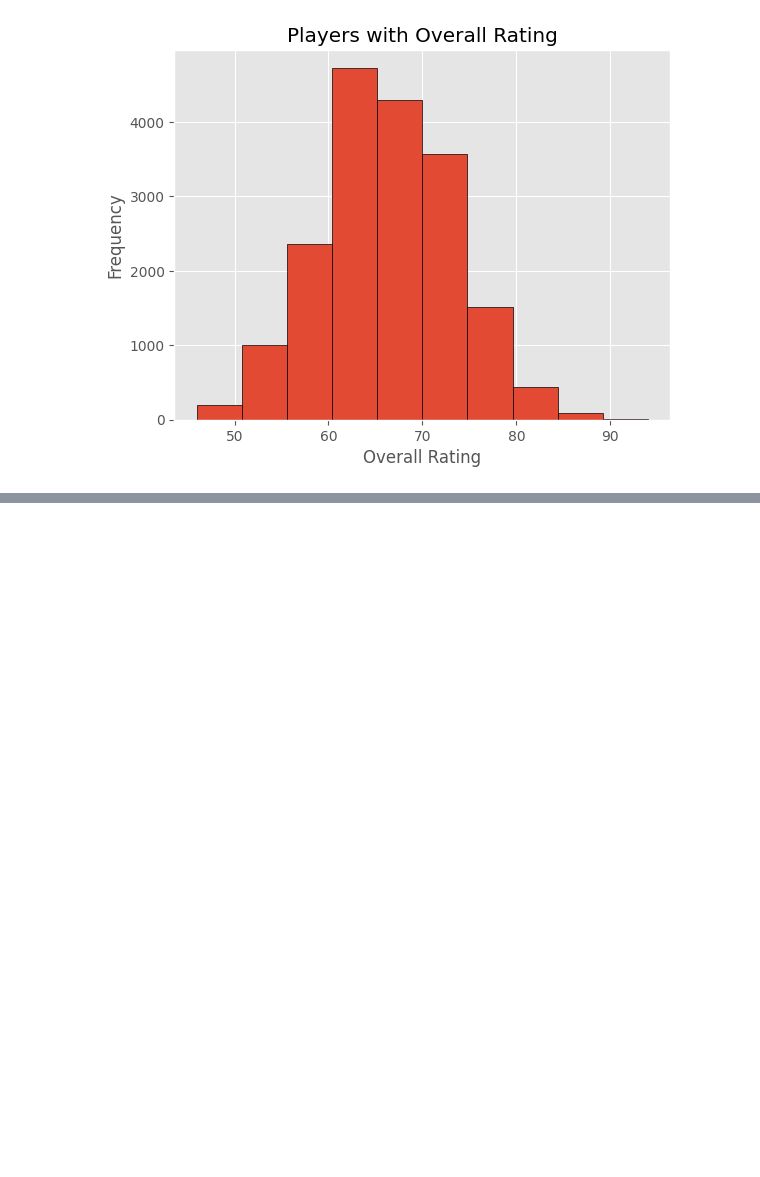
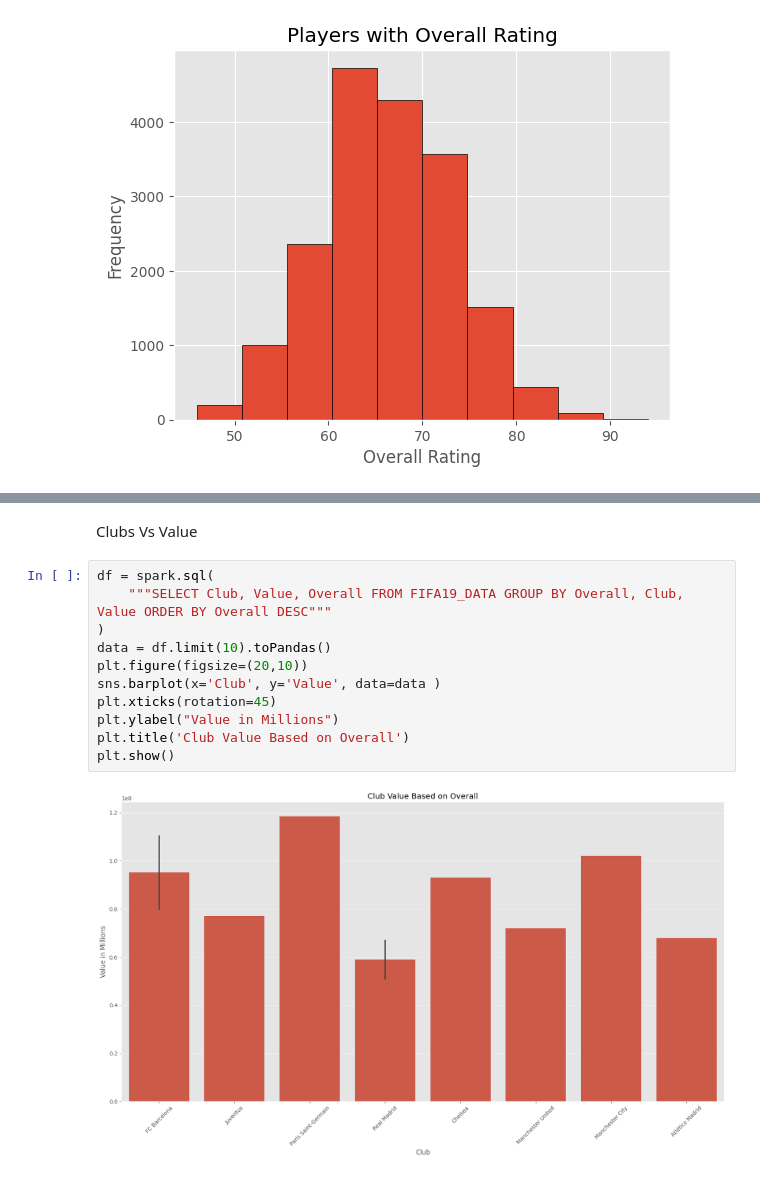
Before and after one commit to ronitguptaaa/FIFA19-Analysis, a Jupyter notebook: fifa-analysis.ipynb, the cells around one changed output, grey strips where cells are left out. Saved outputs shown, nothing was run; the diff lists cells and outputs as text; blank space fills up the shorter version.

```diff
--- a/fifa-analysis.ipynb
+++ b/fifa-analysis.ipynb
@@ -186,0 +213,15 @@ plt.show()
+# %% [markdown]
+Clubs Vs Value
+# %%
+df = spark.sql(
+    """SELECT Club, Value, Overall FROM FIFA19_DATA GROUP BY Overall, Club, Value ORDER BY Overall DESC"""
+)
+data = df.limit(10).toPandas()
+plt.figure(figsize=(20,10))
+sns.barplot(x='Club', y='Value', data=data )
+plt.xticks(rotation=45)
+plt.ylabel("Value in Millions")
+plt.title('Club Value Based on Overall')
+plt.show()
+# %% [output]
+[figure, added]
```
Also changed, not shown: parts of 6 cells of this notebook, 9 other files.
